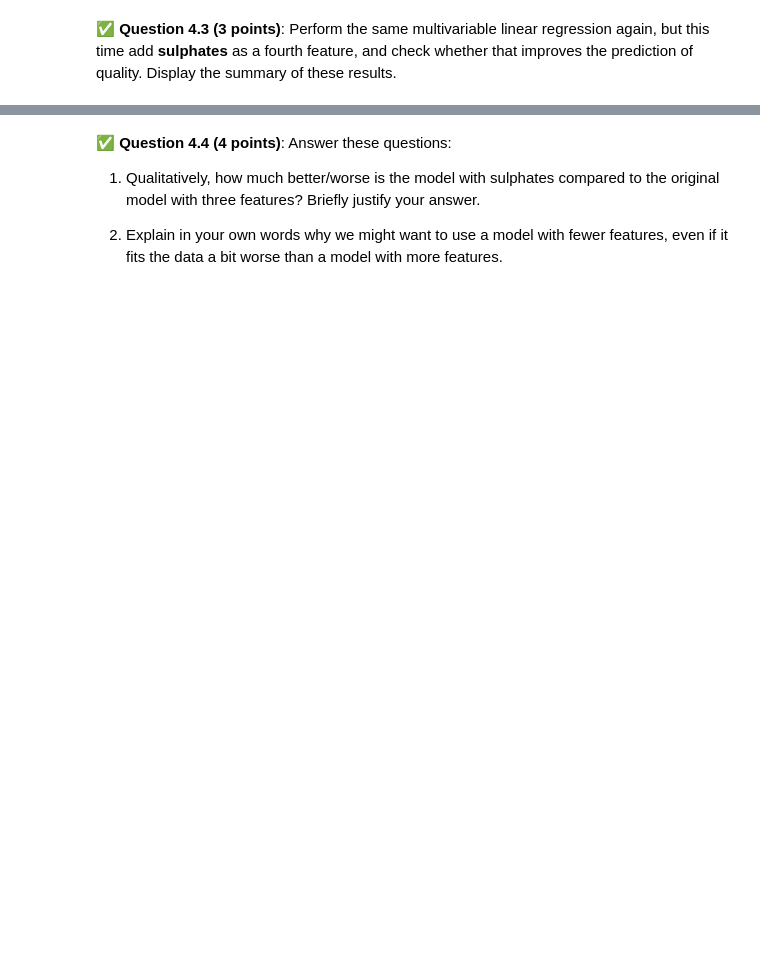
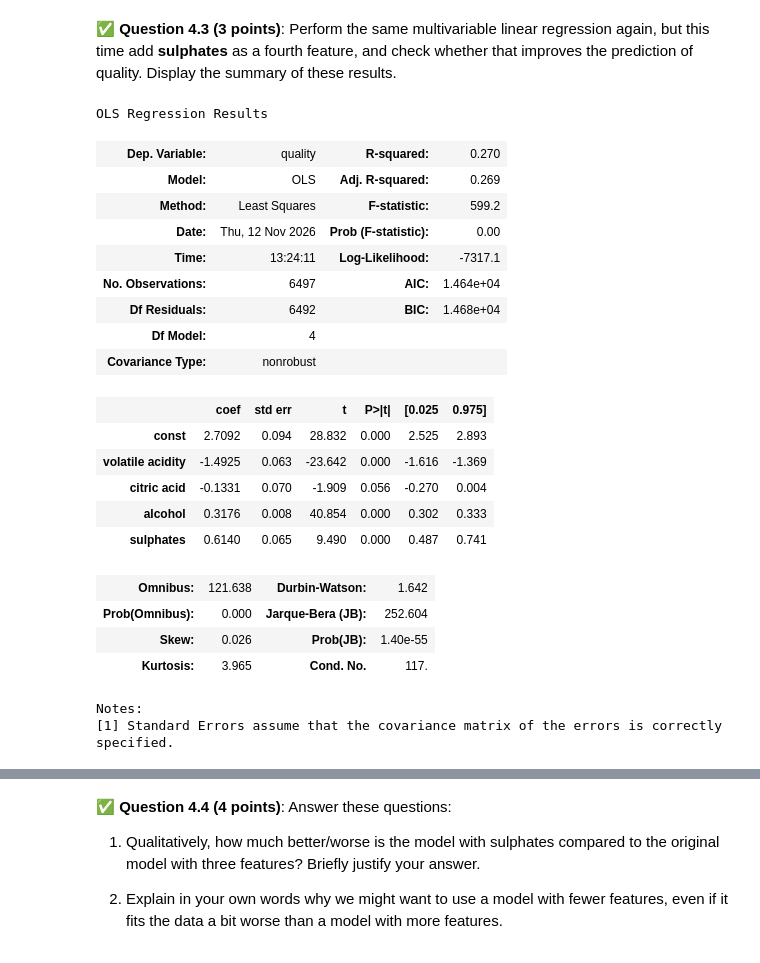
Before and after one commit to beayldz/CMSE202-f26-turnin, a Jupyter notebook: hw-03/HW03-Regression-Ayyildiz.ipynb, the cells around one changed output, grey strips where cells are left out. Saved outputs shown, nothing was run; the diff lists cells and outputs as text; code cells hidden in the pictures; blank space fills up the shorter version.

```diff
--- a/hw-03/HW03-Regression-Ayyildiz.ipynb
+++ b/hw-03/HW03-Regression-Ayyildiz.ipynb
@@ -546,3 +548,7 @@ In this part, we'll use multiple features to predict the **quality** of **red**
 &#9989; **Question 4.1 (3 points)**: Using the `OLS` method in `statsmodels`, perform a multivariable linear regression to predict the **quality** of wine based on **volatile acidity**, **citric acid**, and **alcohol content**. Be sure to use the `add_constant()` method to ensure `OLS` includes a constant term in the model. As before, make sure to **display a summary of your results**.
 # %%
 # Put your code here
+X = sm.add_constant(wine_combined_df[["volatile acidity", "citric acid", "alcohol"]])
+y = wine_combined_df["quality"]
+model_multilinear = sm.OLS(y, X).fit()
+model_multilinear.summary()
@@ -568,6 +616,33 @@ In this part, we'll use multiple features to predict the **quality** of **red**
 &#9989;  **Question 4.3 (3 points)**: Perform the same multivariable linear regression again, but this time add **sulphates** as a fourth feature, and check whether that improves the prediction of quality. Display the summary of these results.
 # %%
 # Put your code here
+X = sm.add_constant(wine_combined_df[["volatile acidity", "citric acid", "alcohol", "sulphates"]])
+y = wine_combined_df["quality"]
+model_multilinear = sm.OLS(y, X).fit()
+model_multilinear.summary()
+# %% [output]
+OLS Regression Results
+| Dep. Variable: | quality | R-squared: | 0.270 |
+| Model: | OLS | Adj. R-squared: | 0.269 |
+| Method: | Least Squares | F-statistic: | 599.2 |
+| Date: | Thu, 12 Nov 2026 | Prob (F-statistic): | 0.00 |
+| Time: | 13:24:11 | Log-Likelihood: | -7317.1 |
+| No. Observations: | 6497 | AIC: | 1.464e+04 |
+| Df Residuals: | 6492 | BIC: | 1.468e+04 |
+| Df Model: | 4 |  |  |
+| Covariance Type: | nonrobust |  |  |
+|  | coef | std err | t | P>|t| | [0.025 | 0.975] |
+| const | 2.7092 | 0.094 | 28.832 | 0.000 | 2.525 | 2.893 |
+| volatile acidity | -1.4925 | 0.063 | -23.642 | 0.000 | -1.616 | -1.369 |
+| citric acid | -0.1331 | 0.070 | -1.909 | 0.056 | -0.270 | 0.004 |
+| alcohol | 0.3176 | 0.008 | 40.854 | 0.000 | 0.302 | 0.333 |
+| sulphates | 0.6140 | 0.065 | 9.490 | 0.000 | 0.487 | 0.741 |
+| Omnibus: | 121.638 | Durbin-Watson: | 1.642 |
+| Prob(Omnibus): | 0.000 | Jarque-Bera (JB): | 252.604 |
+| Skew: | 0.026 | Prob(JB): | 1.40e-55 |
+| Kurtosis: | 3.965 | Cond. No. | 117. |
+Notes:
+[1] Standard Errors assume that the covariance matrix of the errors is correctly specified.
 # %% [markdown]
 <!-- END QUESTION -->
 <!-- DO NOT MODIFY OR DELETE THIS CELL. Make sure your solution to the question above is in the cell(s) above this one. -->
```
Also changed, not shown: parts of 6 cells of this notebook.
